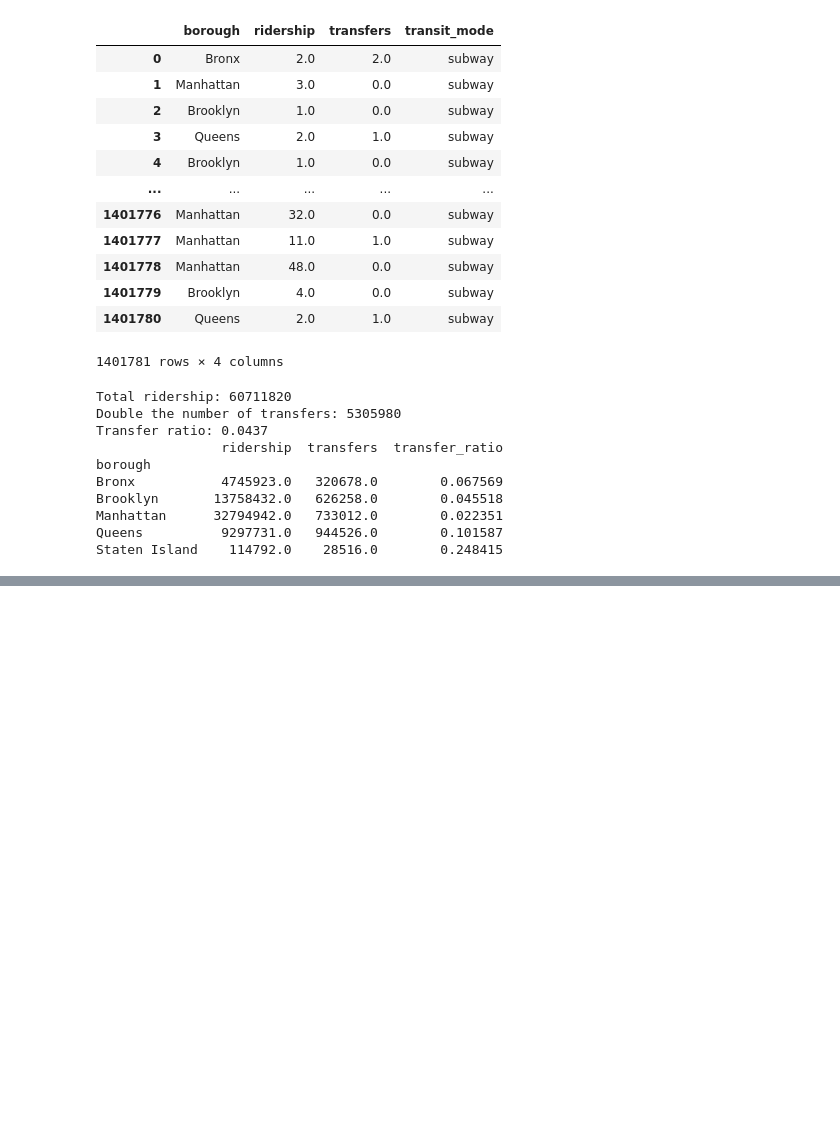
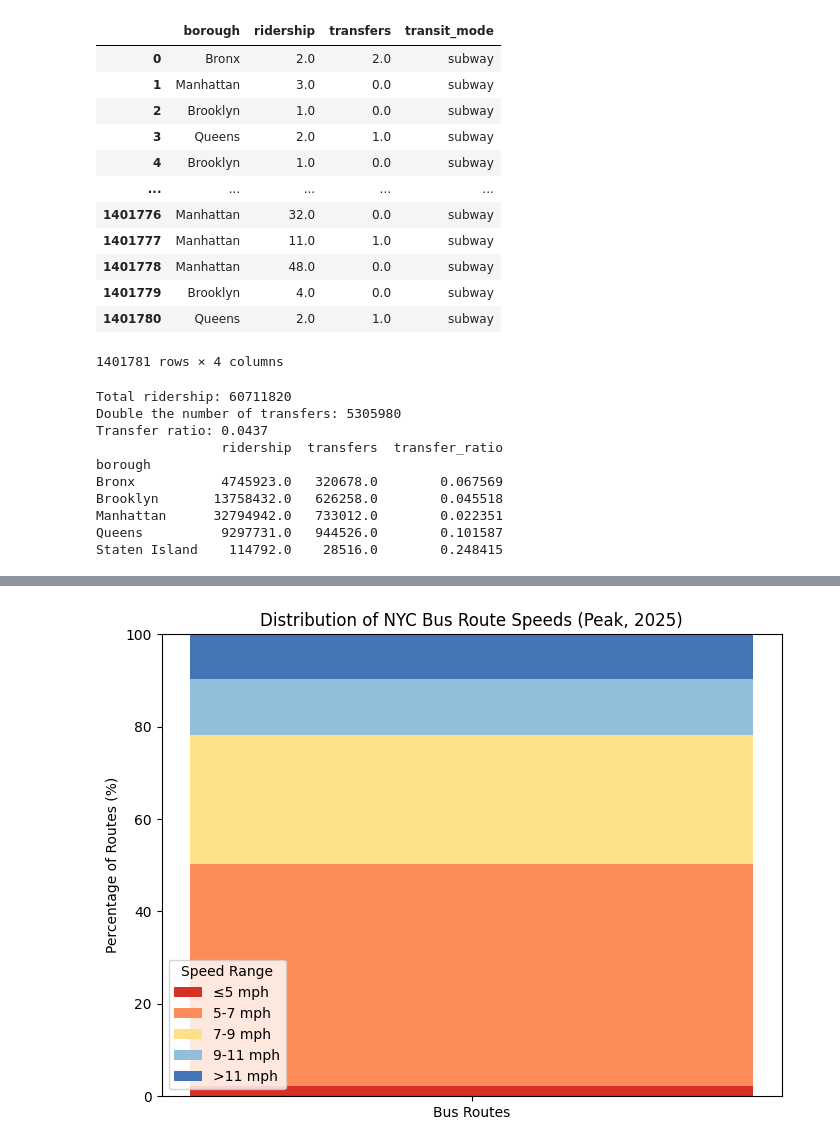
Before and after one commit to djbrown227/fare_evasion, a Jupyter notebook: notebooks/02_data_cleaning.ipynb, the cells around one changed output, grey strips where cells are left out. Drawn from its saved outputs; the diff is of its cells as text; code cells hidden in the pictures; blank space fills up the shorter version.

```diff
--- a/notebooks/02_data_cleaning.ipynb
+++ b/notebooks/02_data_cleaning.ipynb
@@ -665,0 +761,16 @@ Staten Island    114792.0    28516.0        0.248415
+# %%
+# 1. Drop Express buses
+df_bus_speed = df_bus_speed[df_bus_speed["trip_type"] != "EXP"]
+
+# 2. Extract year from "month"
+df_bus_speed["year"] = pd.to_datetime(df_bus_speed["month"]).dt.year
+
+# 3. Group by year, day_type, period
+result = (
+    df_bus_speed
+      .groupby(["year", "borough"])
+      .apply(lambda g: g["total_mileage"].sum() / g["total_operating_time"].sum())
+      .reset_index(name="avg_speed_weighted")
+)
+
+print(result)
@@ -665,0 +874,11 @@ Staten Island    114792.0    28516.0        0.248415
+# %%
+import pandas as pd
+import matplotlib.pyplot as plt
+
+# Define speed bins (mph)
+bins = [0, 5, 7, 9, 11, 15]  # adjust as needed
+labels = ['≤5 mph', '5-7 mph', '7-9 mph', '9-11 mph', '>11 mph']
+
+route_speeds['speed_bin'] = pd.cut(route_speeds['avg_speed_peak_2025'], bins=bins, labels=labels, right=False)
+speed_pct = route_speeds['speed_bin'].value_counts(normalize=True).sort_index() * 100
+speed_pct
@@ -665,0 +893,18 @@ Staten Island    114792.0    28516.0        0.248415
+# %%
+plt.figure(figsize=(8,6))
+
+# Plot a single stacked bar
+bottom = 0
+colors = ['#d73027','#fc8d59','#fee08b','#91bfdb','#4575b4']
+
+for i, label in enumerate(speed_pct.index):
+    plt.bar('Bus Routes', speed_pct[label], bottom=bottom, color=colors[i], label=label)
+    bottom += speed_pct[label]
+
+plt.ylabel("Percentage of Routes (%)")
+plt.title("Distribution of NYC Bus Route Speeds (Peak, 2025)")
+plt.legend(title="Speed Range")
+plt.ylim(0,100)
+plt.show()
+# %% [output]
+[figure, added]
```
Also changed, not shown: parts of 12 cells of this notebook, 3 other files.
